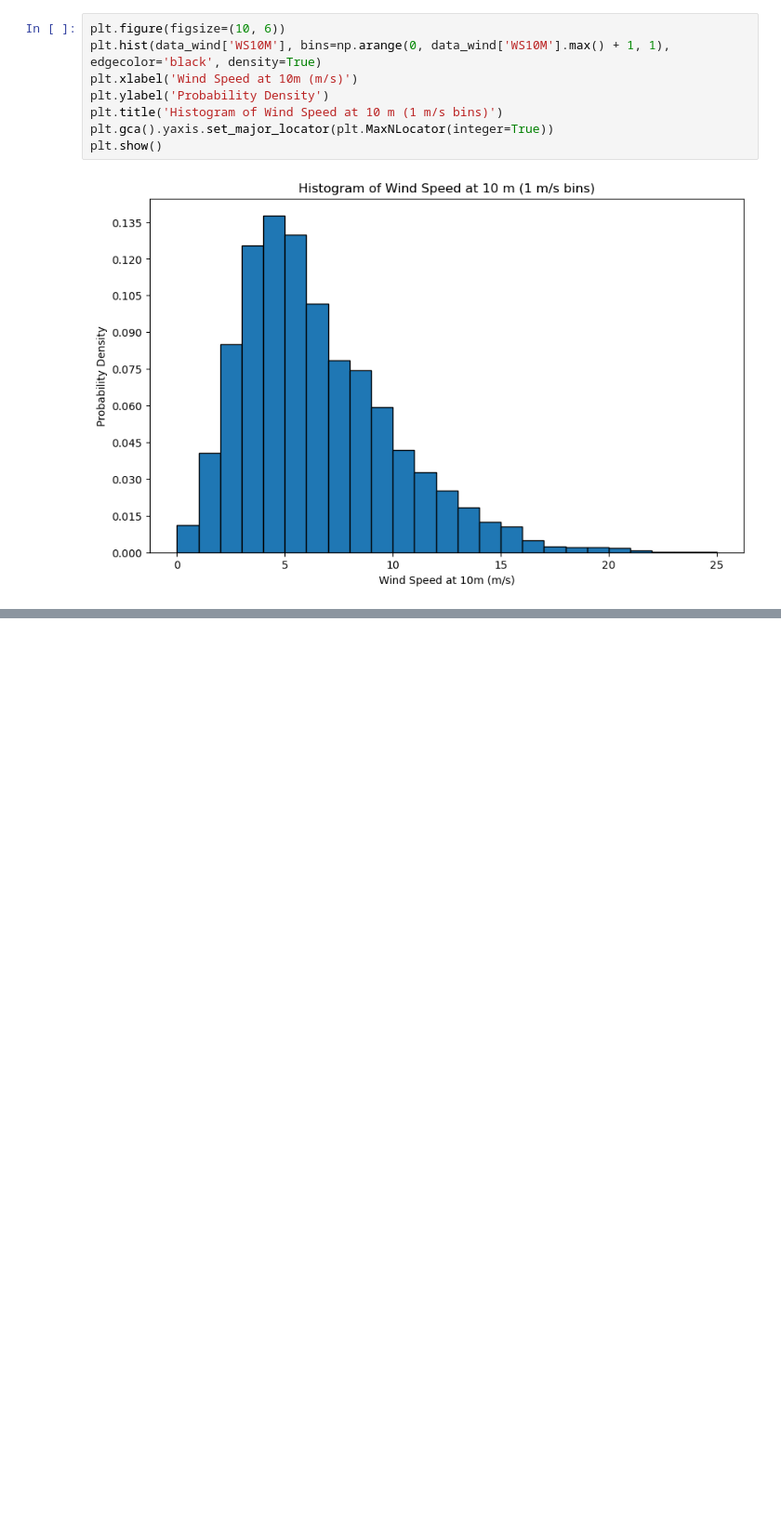
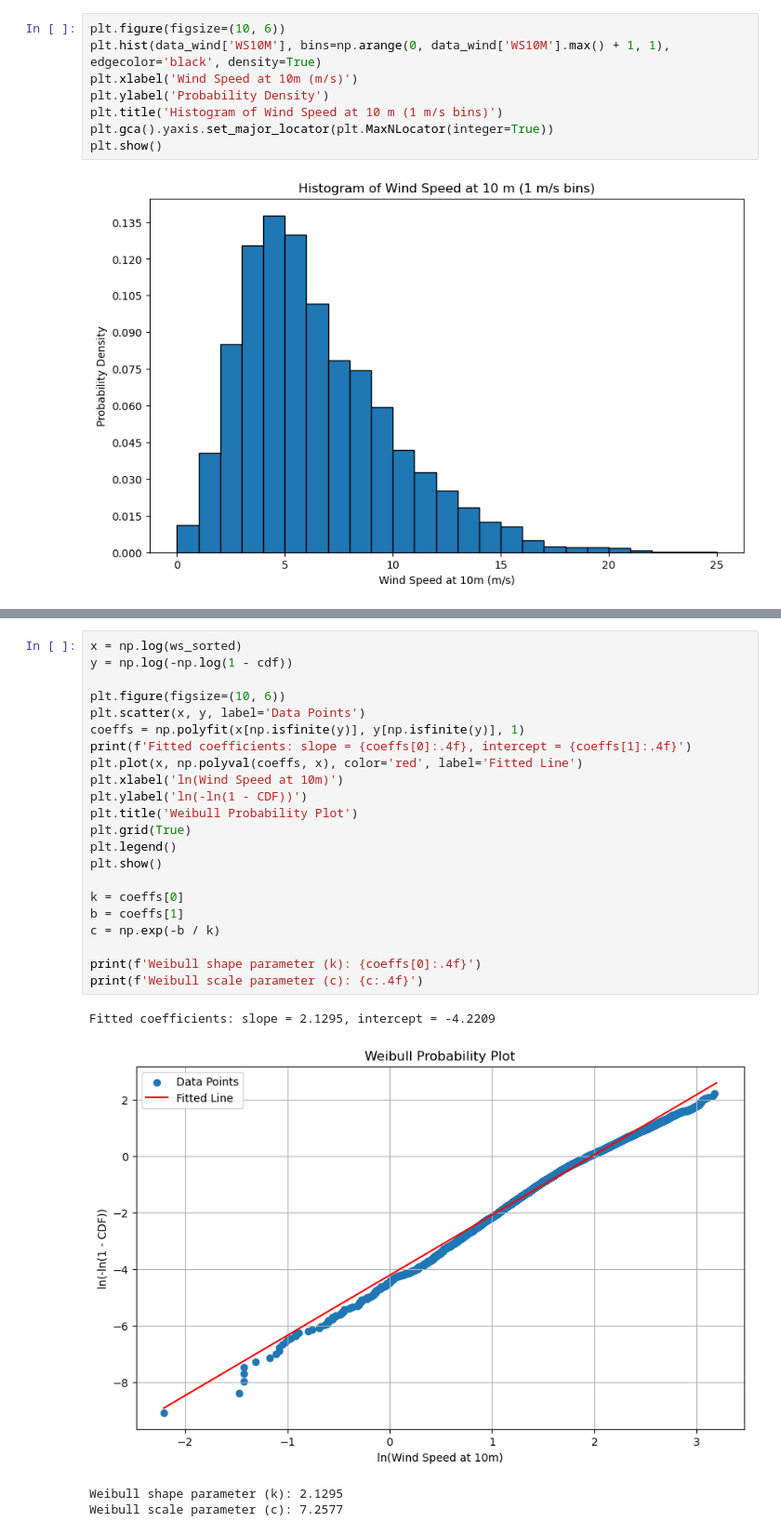
Before and after one commit to Aqdas-M/Offshore-Renewable-Technologies, a Jupyter notebook: Assignment 1/Assignment 1 Code.ipynb, the cells around one changed output, grey strips where cells are left out. Shown at 93% size. Drawn from its saved outputs; the diff is of its cells as text; blank space fills up the shorter version.

Commit message:
Weibull fit

```diff
--- a/Assignment 1/Assignment 1 Code.ipynb
+++ b/Assignment 1/Assignment 1 Code.ipynb
@@ -57,0 +73,27 @@ plt.show()
+# %%
+x = np.log(ws_sorted)
+y = np.log(-np.log(1 - cdf))
+
+plt.figure(figsize=(10, 6))
+plt.scatter(x, y, label='Data Points')
+coeffs = np.polyfit(x[np.isfinite(y)], y[np.isfinite(y)], 1)
+print(f'Fitted coefficients: slope = {coeffs[0]:.4f}, intercept = {coeffs[1]:.4f}')
+plt.plot(x, np.polyval(coeffs, x), color='red', label='Fitted Line')
+plt.xlabel('ln(Wind Speed at 10m)')
+plt.ylabel('ln(-ln(1 - CDF))')
+plt.title('Weibull Probability Plot')
+plt.grid(True)
+plt.legend()
+plt.show()
+
+k = coeffs[0]
+b = coeffs[1]
+c = np.exp(-b / k)
+
+print(f'Weibull shape parameter (k): {coeffs[0]:.4f}')
+print(f'Weibull scale parameter (c): {c:.4f}')
+# %% [output]
+Fitted coefficients: slope = 2.1295, intercept = -4.2209
+[figure, added]
+Weibull shape parameter (k): 2.1295
+Weibull scale parameter (c): 7.2577
```
Also changed, not shown: parts of 2 cells of this notebook.
